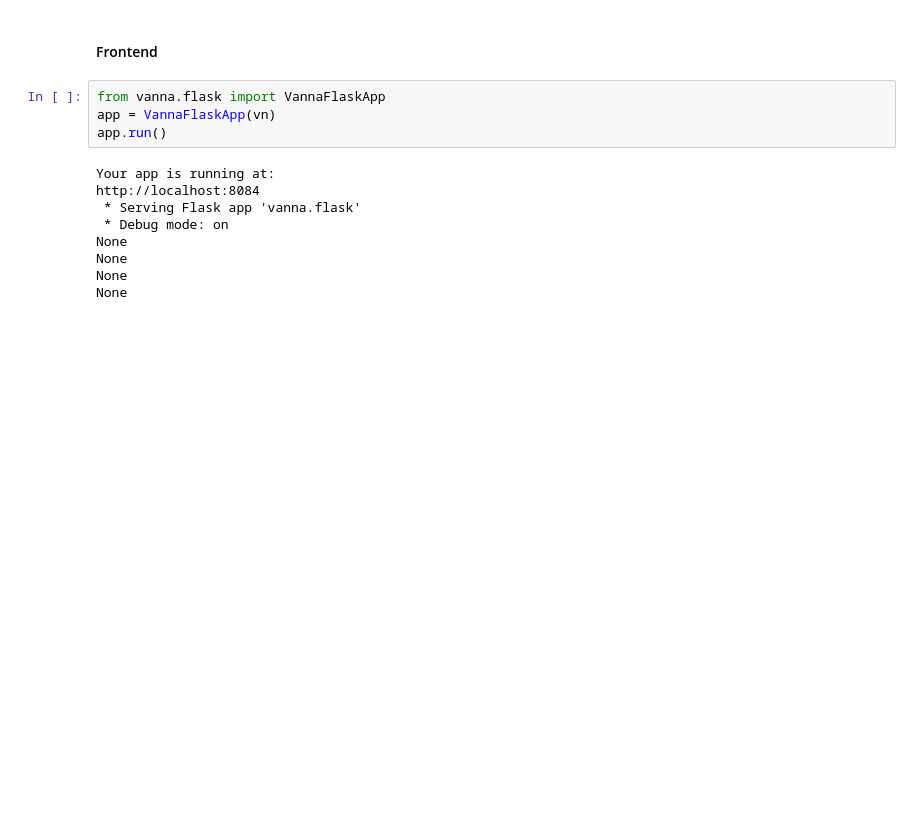
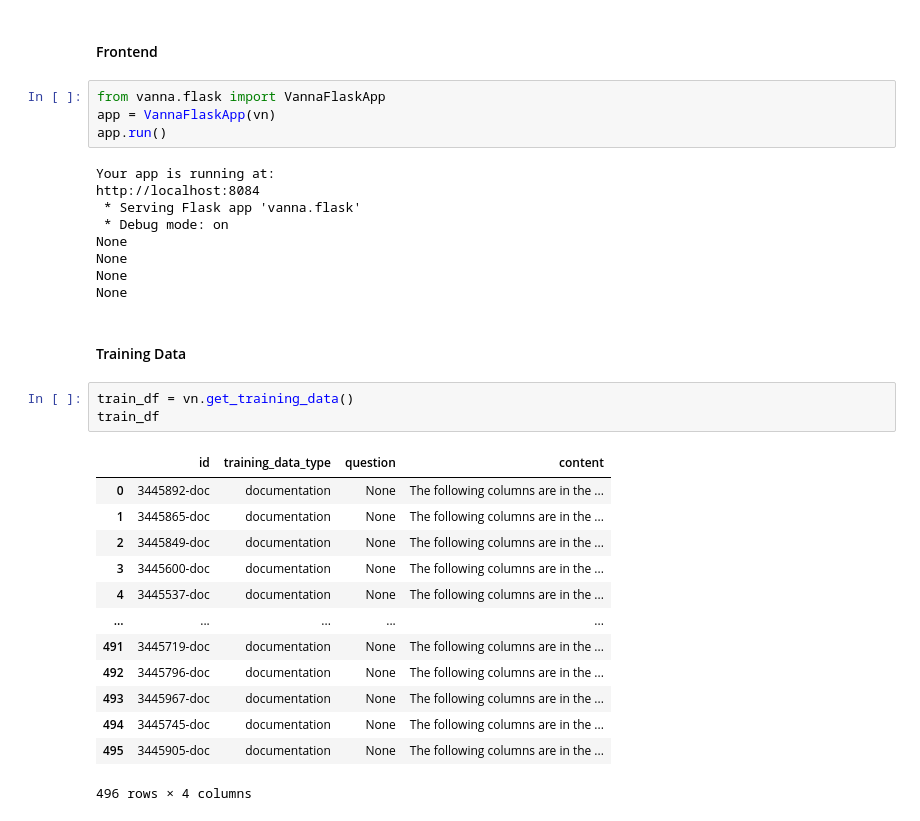
Before and after one commit to anasmalik081/vannaAI, a Jupyter notebook: demo.ipynb, the cells around one changed output. Drawn from its saved outputs; the diff is of its cells as text; blank space fills up the shorter version.

```diff
--- a/demo.ipynb
+++ b/demo.ipynb
@@ -509,3 +509,22 @@ None
 None
 None
 None
+# %% [markdown]
+#### Training Data
+# %%
+train_df = vn.get_training_data()
+train_df
+# %% [output]
+|  | id | training_data_type | question | content |
+| 0 | 3445892-doc | documentation | None | The following columns are in the ... |
+| 1 | 3445865-doc | documentation | None | The following columns are in the ... |
+| 2 | 3445849-doc | documentation | None | The following columns are in the ... |
+| 3 | 3445600-doc | documentation | None | The following columns are in the ... |
+| 4 | 3445537-doc | documentation | None | The following columns are in the ... |
+| ... | ... | ... | ... | ... |
+| 491 | 3445719-doc | documentation | None | The following columns are in the ... |
+| 492 | 3445796-doc | documentation | None | The following columns are in the ... |
+| 493 | 3445967-doc | documentation | None | The following columns are in the ... |
+| 494 | 3445745-doc | documentation | None | The following columns are in the ... |
+| 495 | 3445905-doc | documentation | None | The following columns are in the ... |
+496 rows × 4 columns
```
Also changed, not shown: parts of 6 cells of this notebook.
